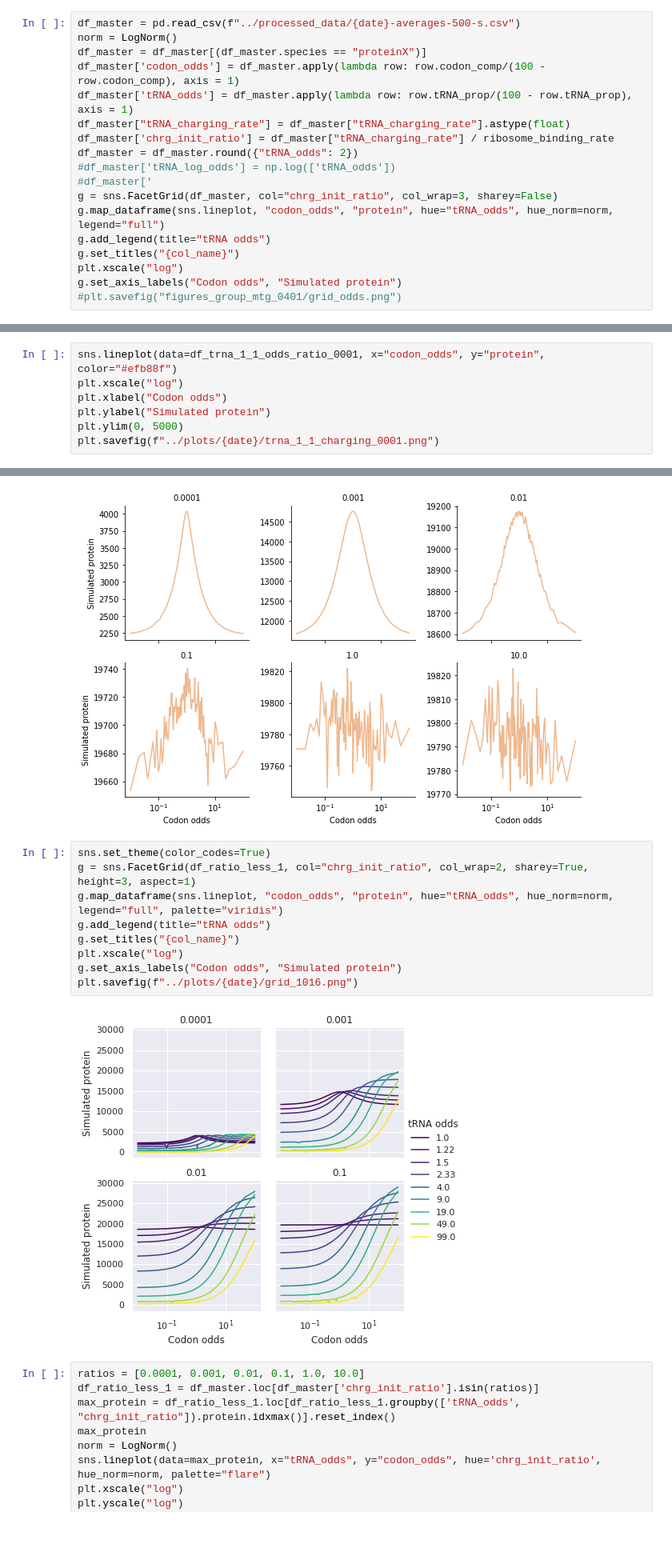
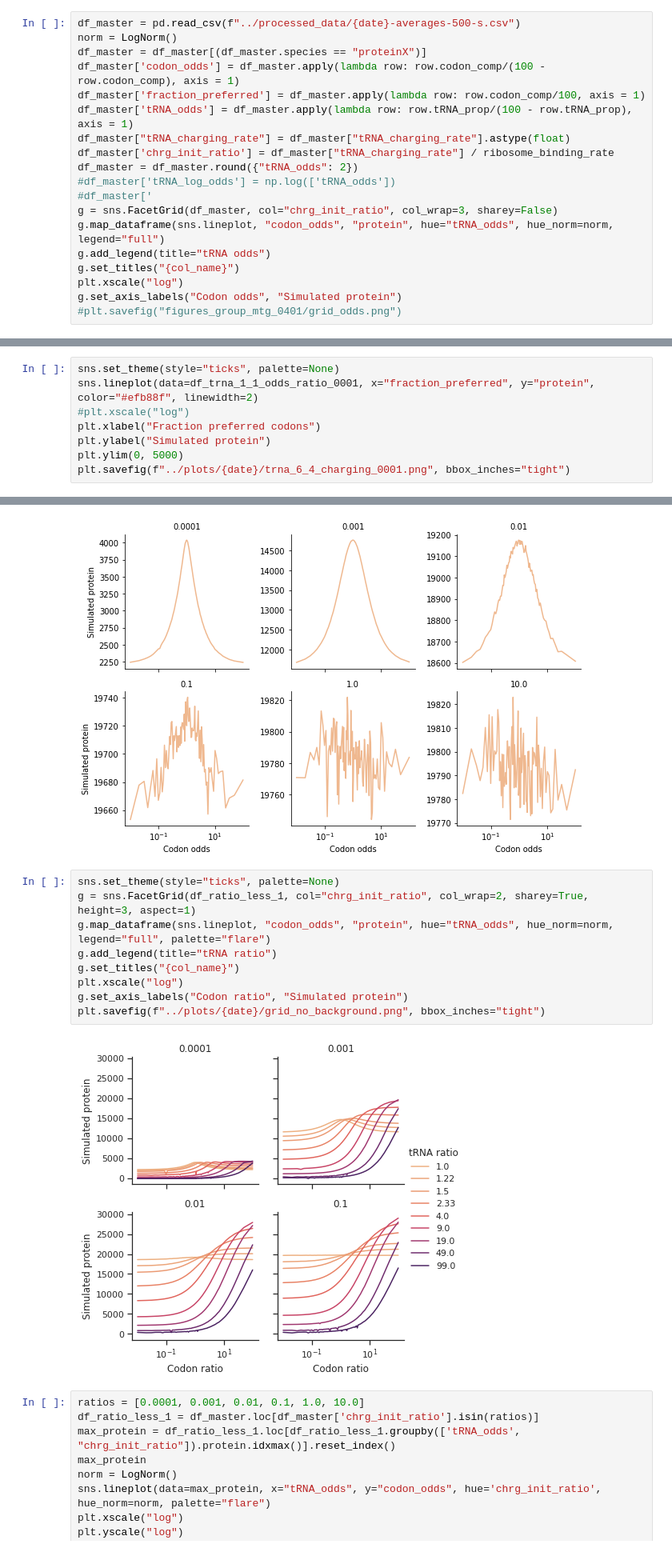
Before and after one commit to alexismhill3/tRNA-dynamics, a Jupyter notebook: notebooks/may-3-2022.ipynb, the cells around one changed output, grey strips where cells are left out. Shown at 80% size. Drawn from its saved outputs; the diff is of its cells as text.

```diff
--- a/notebooks/may-3-2022.ipynb
+++ b/notebooks/may-3-2022.ipynb
@@ -153,6 +153,7 @@ df_master = pd.read_csv(f"../processed_data/{date}-averages-500-s.csv")
 norm = LogNorm()
 df_master = df_master[(df_master.species == "proteinX")]
 df_master['codon_odds'] = df_master.apply(lambda row: row.codon_comp/(100 - row.codon_comp), axis = 1)
+df_master['fraction_preferred'] = df_master.apply(lambda row: row.codon_comp/100, axis = 1)
 df_master['tRNA_odds'] = df_master.apply(lambda row: row.tRNA_prop/(100 - row.tRNA_prop), axis = 1)
 df_master["tRNA_charging_rate"] = df_master["tRNA_charging_rate"].astype(float)
 df_master['chrg_init_ratio'] = df_master["tRNA_charging_rate"] / ribosome_binding_rate
@@ -208,8 +209,9 @@ df_trna_1_1_odds_all
 # %%
-sns.lineplot(data=df_trna_1_1_odds_ratio_0001, x="codon_odds", y="protein", color="#efb88f")
-plt.xscale("log")
-plt.xlabel("Codon odds")
+sns.set_theme(style="ticks", palette=None)
+sns.lineplot(data=df_trna_1_1_odds_ratio_0001, x="fraction_preferred", y="protein", color="#efb88f", linewidth=2)
+#plt.xscale("log")
+plt.xlabel("Fraction preferred codons")
 plt.ylabel("Simulated protein")
 plt.ylim(0, 5000)
-plt.savefig(f"../plots/{date}/trna_1_1_charging_0001.png")
+plt.savefig(f"../plots/{date}/trna_6_4_charging_0001.png", bbox_inches="tight")
 # %% [output]
@@ -233,16 +236,16 @@ plt.savefig(f"../plots/{date}/trna_1_1_all.png")
 # %% [output]
 [figure]
 # %%
-sns.set_theme(color_codes=True)
+sns.set_theme(style="ticks", palette=None)
 g = sns.FacetGrid(df_ratio_less_1, col="chrg_init_ratio", col_wrap=2, sharey=True, height=3, aspect=1)
-g.map_dataframe(sns.lineplot, "codon_odds", "protein", hue="tRNA_odds", hue_norm=norm, legend="full", palette="viridis")
-g.add_legend(title="tRNA odds")
+g.map_dataframe(sns.lineplot, "codon_odds", "protein", hue="tRNA_odds", hue_norm=norm, legend="full", palette="flare")
+g.add_legend(title="tRNA ratio")
 g.set_titles("{col_name}")
 plt.xscale("log")
-g.set_axis_labels("Codon odds", "Simulated protein")
-plt.savefig(f"../plots/{date}/grid_1016.png")
+g.set_axis_labels("Codon ratio", "Simulated protein")
+plt.savefig(f"../plots/{date}/grid_no_background.png", bbox_inches="tight")
 # %% [output]
-[figure, old version]
+[figure, new version]
 # %%
 ratios = [0.0001, 0.001, 0.01, 0.1, 1.0, 10.0]
 df_ratio_less_1 = df_master.loc[df_master['chrg_init_ratio'].isin(ratios)]
```
Also changed, not shown: parts of 7 cells of this notebook, 19 other files.
